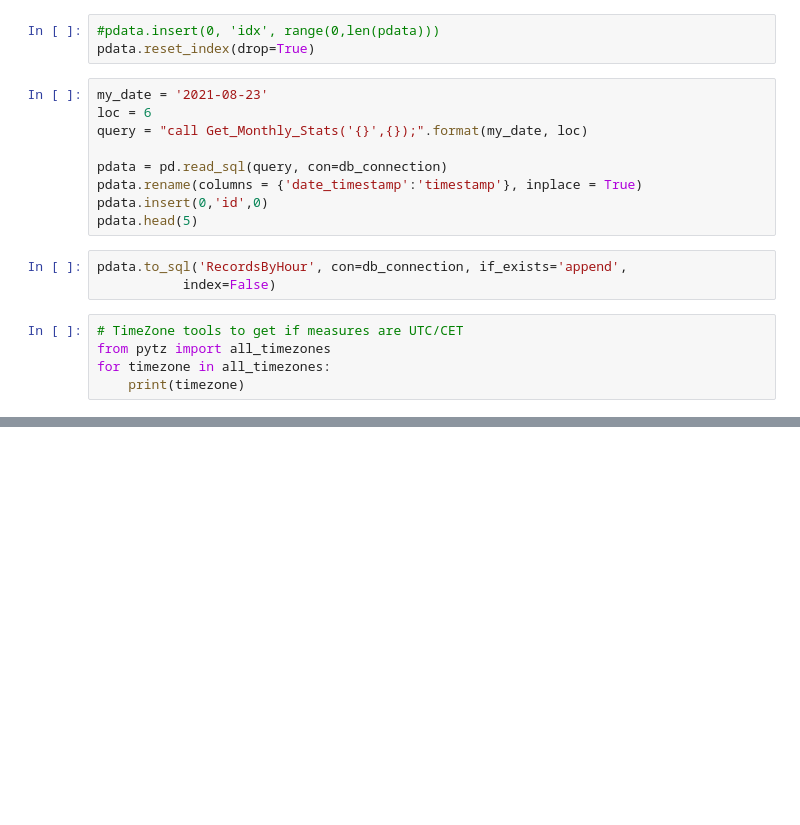
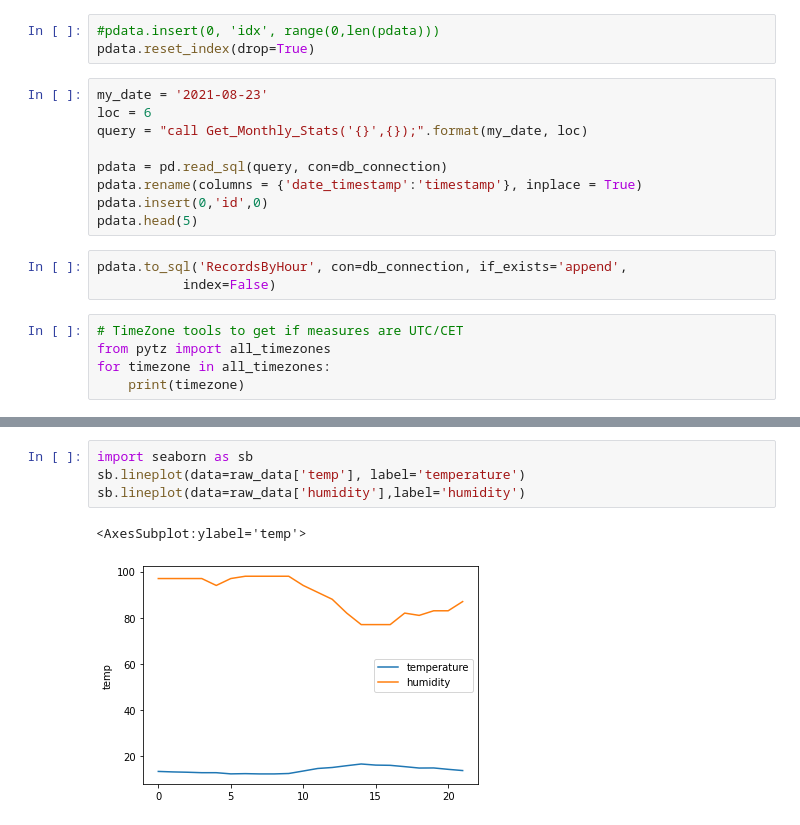
Before and after one commit to denislambret/WeatherDB, a Jupyter notebook: Sandbox_Pandas.ipynb, the cells around one changed output, grey strips where cells are left out. Drawn from its saved outputs; the diff is of its cells as text; blank space fills up the shorter version.

Commit message:
20290916 Seaborn tests

```diff
--- a/Sandbox_Pandas.ipynb
+++ b/Sandbox_Pandas.ipynb
@@ -202,0 +366,7 @@ plt.show()
+# %%
+import seaborn as sb
+sb.lineplot(data=raw_data['temp'], label='temperature')
+sb.lineplot(data=raw_data['humidity'],label='humidity')
+# %% [output]
+<AxesSubplot:ylabel='temp'>
+[figure, added]
```
Also changed, not shown: parts of 18 cells of this notebook, 3 other files.
